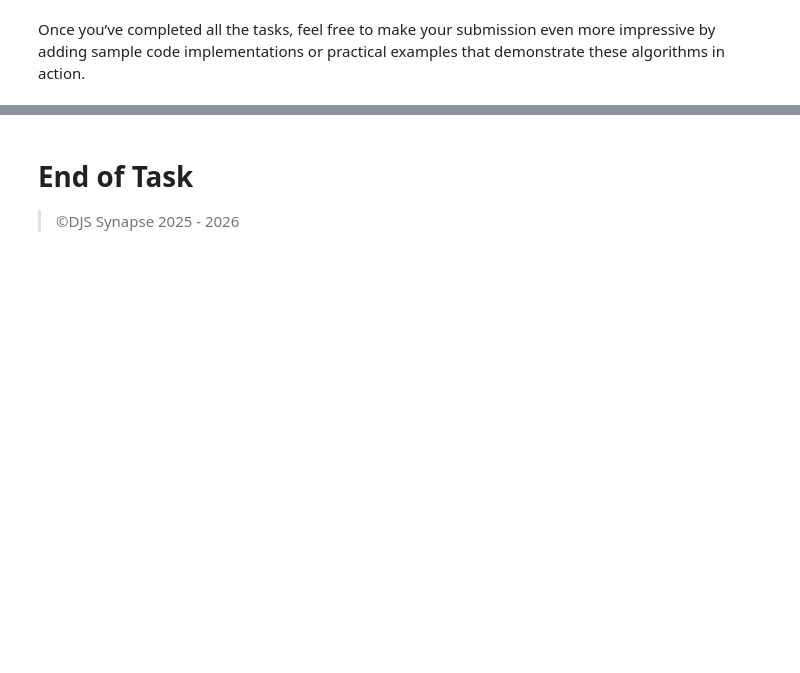
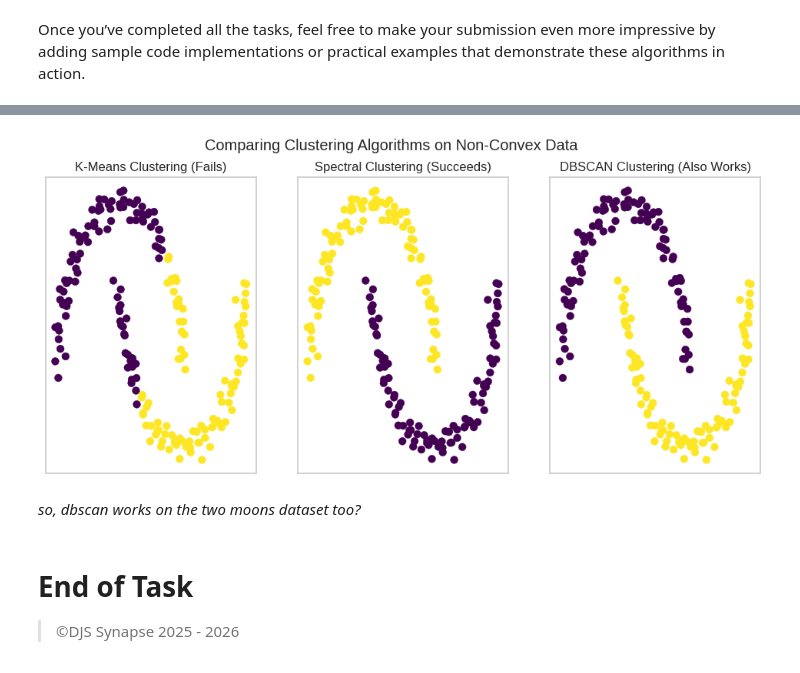
Before and after one commit to paninishah/synapse-learning-phase, a Jupyter notebook: Panini_SynapseLP_Task3.ipynb, the cells around one changed output, grey strips where cells are left out. Cells and saved outputs as stored; diff of their text form; code cells hidden in the pictures; blank space fills up the shorter version.

```diff
--- a/Panini_SynapseLP_Task3.ipynb
+++ b/Panini_SynapseLP_Task3.ipynb
@@ -678,3 +725,49 @@ Once you’ve completed all the tasks, feel free to make your submission even mo
+# %%
+#example on two moons dataset
+from sklearn.datasets import make_moons
+from sklearn.cluster import SpectralClustering, KMeans
+
+X,y = make_moons(n_samples=200, noise=0.05, random_state=0)
+
+#1. clustering w k-means
+kmeans = KMeans(n_clusters=2, random_state=0, n_init='auto')
+y_kmeans = kmeans.fit_predict(X)
+
+#2. clustering w spectral
+spectral = SpectralClustering(n_clusters=2, affinity='nearest_neighbors', random_state=0)
+y_spectral = spectral.fit_predict(X)
+
+#trying dbscan
+dbscan = DBSCAN(eps=0.3, min_samples=5)
+y_dbscan = dbscan.fit_predict(X)
+
+#3. results:
+fig, axes = plt.subplots(1, 3, figsize=(12, 5))
+
+# plot K-Means results
+axes[0].scatter(X[:, 0], X[:, 1], c=y_kmeans, s=50, cmap='viridis')
+axes[0].set_title('K-Means Clustering (Fails)')
+axes[0].set_xticks([])
+axes[0].set_yticks([])
+
+# plot Spectral Clustering results
+axes[1].scatter(X[:, 0], X[:, 1], c=y_spectral, s=50, cmap='viridis')
+axes[1].set_title('Spectral Clustering (Succeeds)')
+axes[1].set_xticks([])
+axes[1].set_yticks([])
+
+#plot DBSCAN Clustering results
+axes[2].scatter(X[:, 0], X[:, 1], c=y_dbscan, s=50, cmap='viridis')
+axes[2].set_title('DBSCAN Clustering (Also Works)')
+axes[2].set_xticks([])
+axes[2].set_yticks([])
+
+plt.suptitle('Comparing Clustering Algorithms on Non-Convex Data')
+plt.show()
+# %% [output]
+[figure, added]
+# %% [markdown]
+*so, dbscan works on the two moons dataset too?*
 # %% [markdown]
 # **End of Task**
 
```
Also changed, not shown: parts of 13 cells of this notebook.
